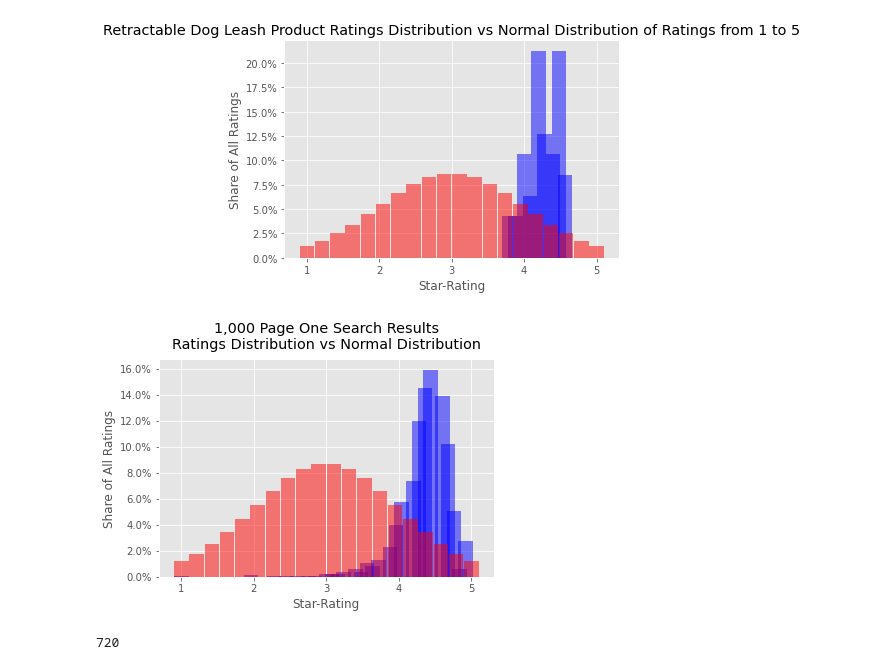
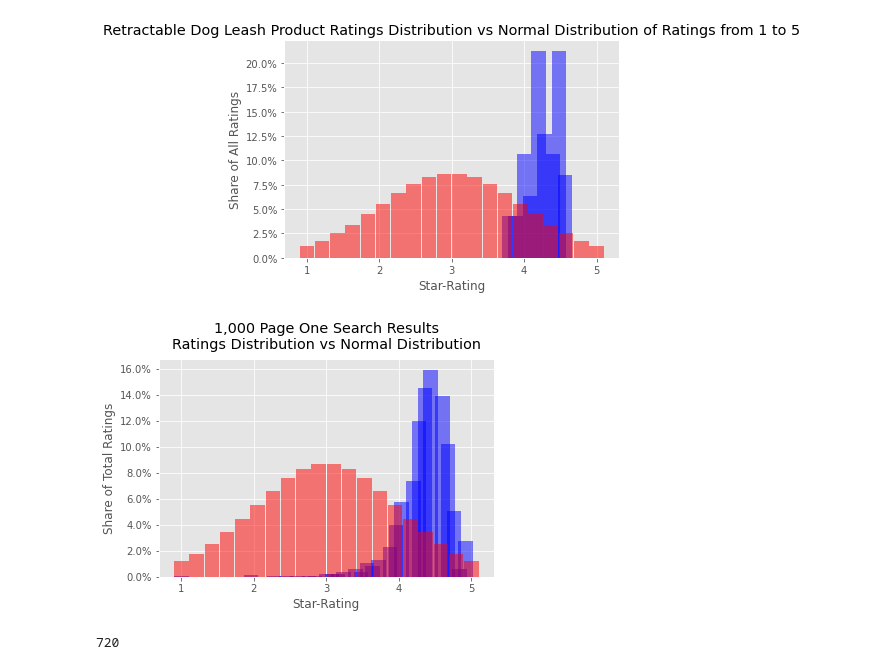
Before and after one commit to willfreeman1/amzn_reviews_EDA, a Jupyter notebook: EDA_Pet_Products.ipynb, the cells around one changed output. Drawn from its saved outputs; the diff is of its cells as text; code cells hidden in the pictures.

Commit message:
changes to graphs

```diff
--- a/EDA_Pet_Products.ipynb
+++ b/EDA_Pet_Products.ipynb
@@ -54,6 +54,9 @@ df_leashes_VO['product_id'].nunique()
 # %% [output]
 2
 # %%
+import matplotlib.pyplot as plt
+
+plt.style.use("ggplot")
 leashes_reviewer_counts = pd.read_csv(r"C:\Users\willf\OneDrive\Documents\NYDSA\Reviews Project\NYCDSA REVIEWS PROJECT\pet_leashes_reviewers.csv", names=["customer_id", "review_count"])
 df_leash_rev_counts = pd.DataFrame(leashes_reviewer_counts)
 df_leash_rev_counts.head()
@@ -896,34 +899,34 @@ plt.show()
 # %%
 df_searches = pd.read_csv(r"C:\Users\willf\OneDrive\Documents\NYDSA\Reviews Project\searches_df.csv")
 
 searches_ratings = df_searches['rating']
 search_ratings = searches_ratings.dropna()
 
 hist, bin_edges = np.histogram(search_ratings, bins=50, density=True)
 hist /= hist.sum()
 
 x = np.linspace(1,5,20)
 
 mu, std = 3,1
 
 pdf = norm.pdf(x,mu,std)
 pdf /= pdf.sum()
 
 hist_percent = hist * 100
 pdf_percent = pdf * 100
 
 plt.bar(bin_edges[:-1], hist_percent, width=0.2, alpha=0.5, color='blue', label = 'Rating Distribution')
 plt.bar(x, pdf_percent, width=0.2, alpha=0.5, color='red', label = 'Standard Normal Distribution 1-5')
 
 plt.gca().yaxis.set_major_formatter(mtick.PercentFormatter())
 
 plt.title("1,000 Page One Search Results\nRatings Distribution vs Normal Distribution", y=1.02)
 plt.xlabel('Star-Rating')
-plt.ylabel('Share of All Ratings')
+plt.ylabel('Share of Total Ratings')
 plt.style.use("ggplot")
 plt.show()
 # %% [output]
-[figure, old version]
+[figure, new version]
 # %%
 # Next I want to see how much Amazon actually manipulates the review score vs a plain mathematical average
 # The idea here is to see how much Amazon is doing to "improve" the usefulness of reviews to customers by increasing the dispersion, weighting things like 1-star reviews higher
```
Also changed, not shown: parts of 5 cells of this notebook.
